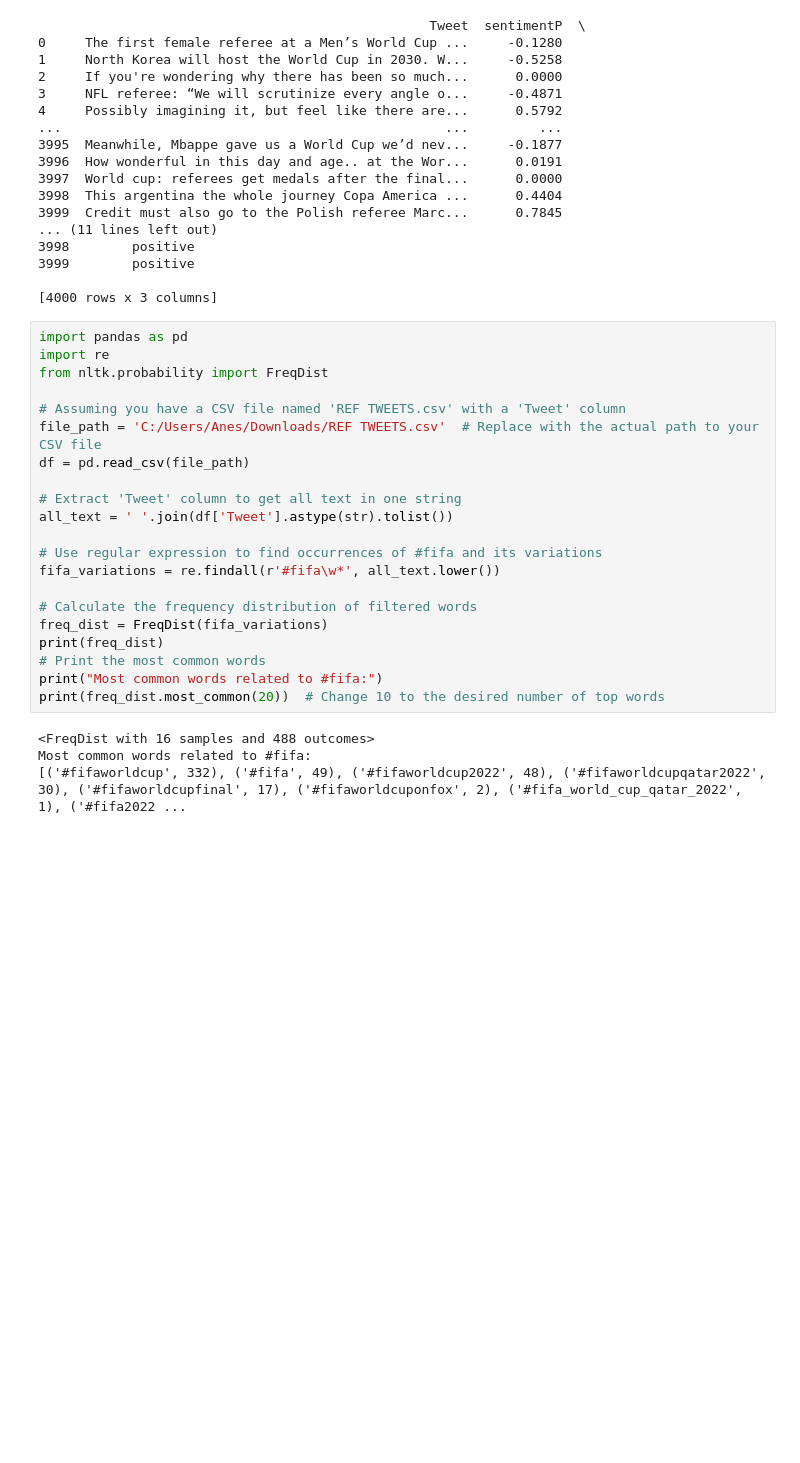
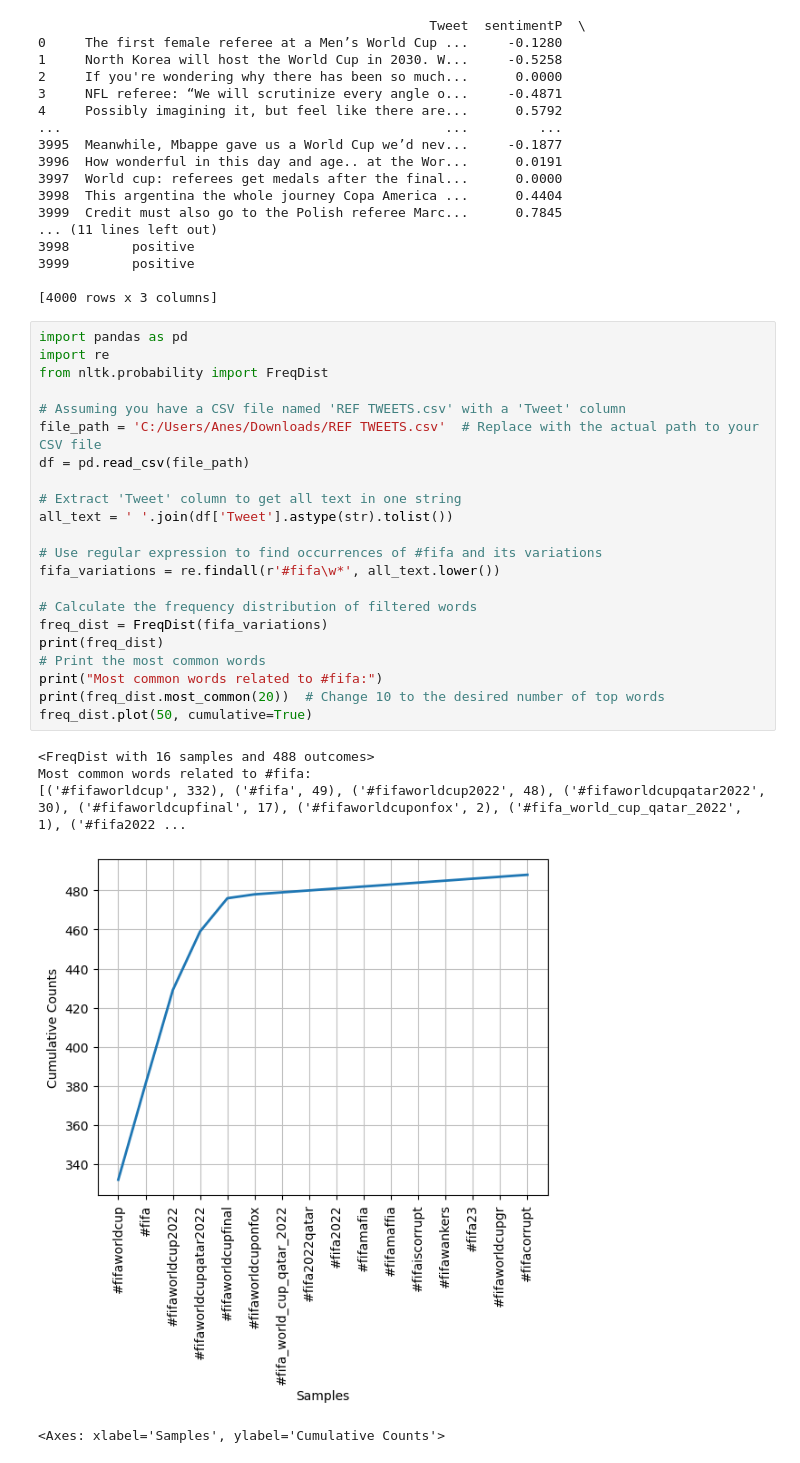
Before and after one commit to MirsadHadzic/Twitter-Data-Analysis-using-NLP, a Jupyter notebook: projectNlp.ipynb, the cells around one changed output. Cells and saved outputs as stored; diff of their text form; blank space fills up the shorter version.

```diff
--- a/projectNlp.ipynb
+++ b/projectNlp.ipynb
@@ -280,25 +282,28 @@ print(result_df)
 # %%
 import pandas as pd
 import re
 from nltk.probability import FreqDist
 
 # Assuming you have a CSV file named 'REF TWEETS.csv' with a 'Tweet' column
 file_path = 'C:/Users/Anes/Downloads/REF TWEETS.csv'  # Replace with the actual path to your CSV file
 df = pd.read_csv(file_path)
 
 # Extract 'Tweet' column to get all text in one string
 all_text = ' '.join(df['Tweet'].astype(str).tolist())
 
 # Use regular expression to find occurrences of #fifa and its variations
 fifa_variations = re.findall(r'#fifa\w*', all_text.lower())
 
 # Calculate the frequency distribution of filtered words
 freq_dist = FreqDist(fifa_variations)
 print(freq_dist)
 # Print the most common words
 print("Most common words related to #fifa:")
 print(freq_dist.most_common(20))  # Change 10 to the desired number of top words
+freq_dist.plot(50, cumulative=True)
 # %% [output]
 <FreqDist with 16 samples and 488 outcomes>
 Most common words related to #fifa:
 [('#fifaworldcup', 332), ('#fifa', 49), ('#fifaworldcup2022', 48), ('#fifaworldcupqatar2022', 30), ('#fifaworldcupfinal', 17), ('#fifaworldcuponfox', 2), ('#fifa_world_cup_qatar_2022', 1), ('#fifa2022 ...
+[figure, added]
+<Axes: xlabel='Samples', ylabel='Cumulative Counts'>
```
Also changed, not shown: parts of 8 cells of this notebook, 1 other file.
